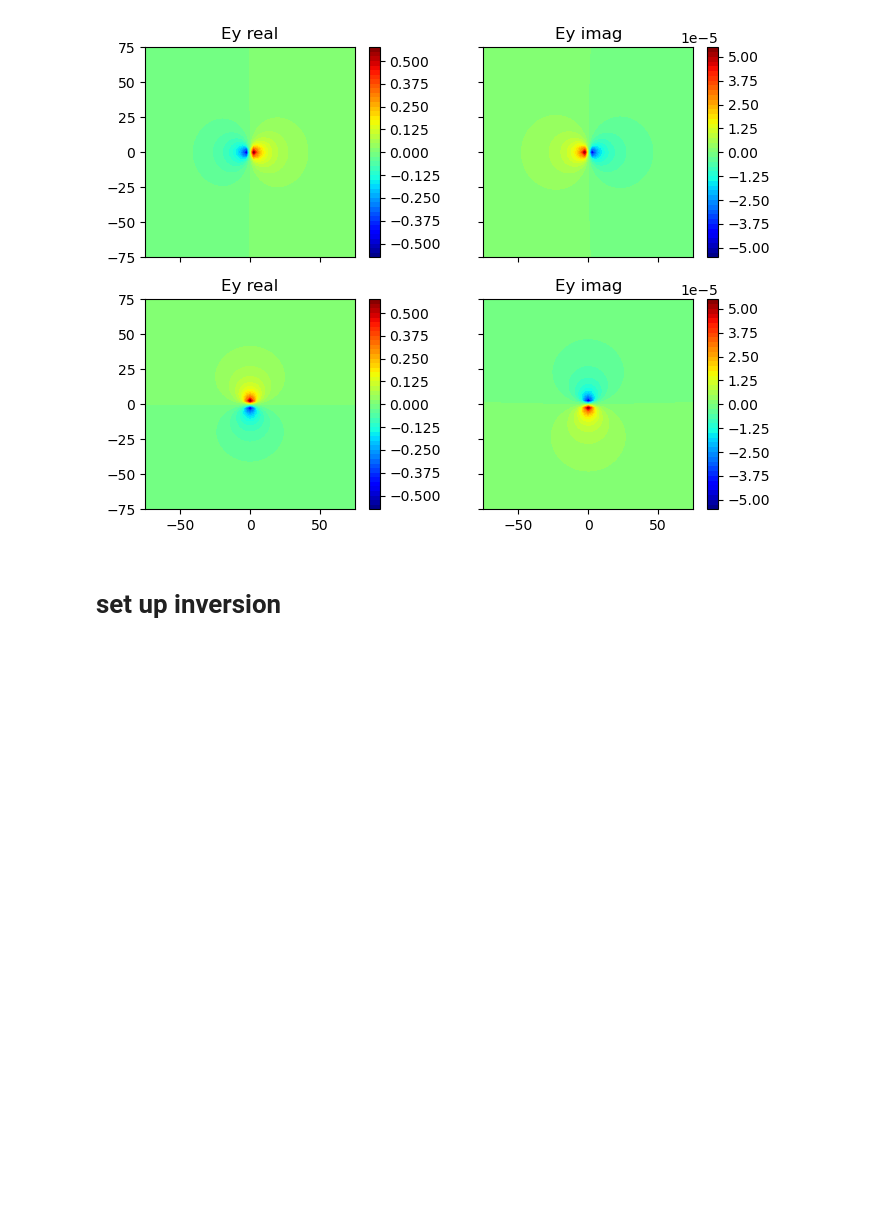
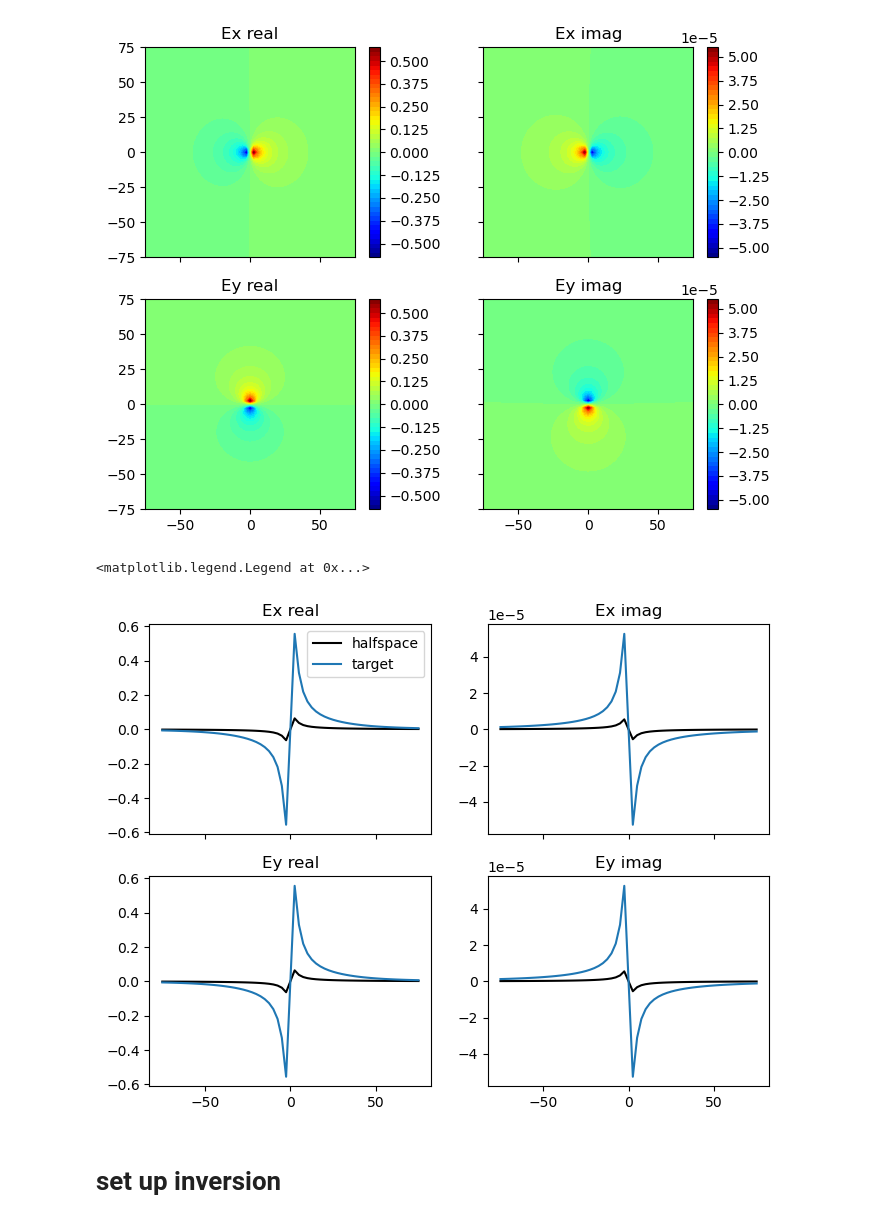
Before and after one commit to lheagy/sp-csem-inv, a Jupyter notebook: notebooks/inversion.ipynb, the cells around one changed output. Saved outputs shown, nothing was run; the diff lists cells and outputs as text; code cells hidden in the pictures; blank space fills up the shorter version.

```diff
--- a/notebooks/inversion.ipynb
+++ b/notebooks/inversion.ipynb
@@ -152,6 +204,6 @@ sim = spcsem.Simulation3DElectricFieldSelfPotential(
     solver=Solver,
     sigma=conductivity_model,
     coupling_coefficientMap=coupling_coefficient_map,
-    storeJ=True
+    # storeJ=True
 )
 # %% [markdown]
@@ -205,5 +212,3 @@ Text(0.5, 1.0, 'True coupling coefficient')
-# %%
-active_cells = mesh.cell_centers[:, 2] < air_earth_interface
 # %%
 %%time
 data_halfspace = sim.make_synthetic_data(halfspace[active_cells])
@@ -232,6 +240,29 @@ def plot_data(data_object):
 
         a.set_aspect(1)
     return fig, ax
+# %%
+def plot_data_profile(data_object, subtract=None, color=None, ax=None, label=None):
+    if ax is None:
+        fig, ax = plt.subplots(2, 2, figsize=(8, 6), sharex=True)
+
+    center_ind_y = int((len(rx_y)-1)/2)
+    center_ind_x = int((len(rx_x)-1)/2)
+
+    for a, rx in zip(ax.flatten(), rx_list):
+        dplot = data_object[source, rx].reshape(len(rx_x), len(rx_y), order="F")
+        if subtract is not None:
+            dplot = dplot - subtract[source, rx].reshape(len(rx_x), len(rx_y), order="F")
+
+        orientation = "x" if rx.orientation[0] == 1 else "y"
+
+        if orientation == "x":
+            a.plot(rx_x, dplot[center_ind_y, :], color=color, label=label)
+        elif orientation == "y":
+            a.plot(rx_y, dplot[:, center_ind_x], color=color, label=label)
+        a.set_title(f"E{orientation} {rx.component}")
+
+        # a.set_aspect(1)
+    return ax
 # %%
 fig, ax = plot_data(data_halfspace)
 # %% [output]
@@ -240,6 +271,13 @@ fig, ax = plot_data(data_halfspace)
 fig, ax = plot_data(data_target)
 # %% [output]
 [figure]
+# %%
+ax = plot_data_profile(data_halfspace, color="k", label="halfspace")
+plot_data_profile(data_target, label="target", color="C0", ax=ax)
+ax[0, 0].legend()
+# %% [output]
+<matplotlib.legend.Legend at 0x...>
+[figure, added]
 # %% [markdown]
 # set up inversion
 # %%
```
Also changed, not shown: parts of 33 cells of this notebook, 20 other files.
